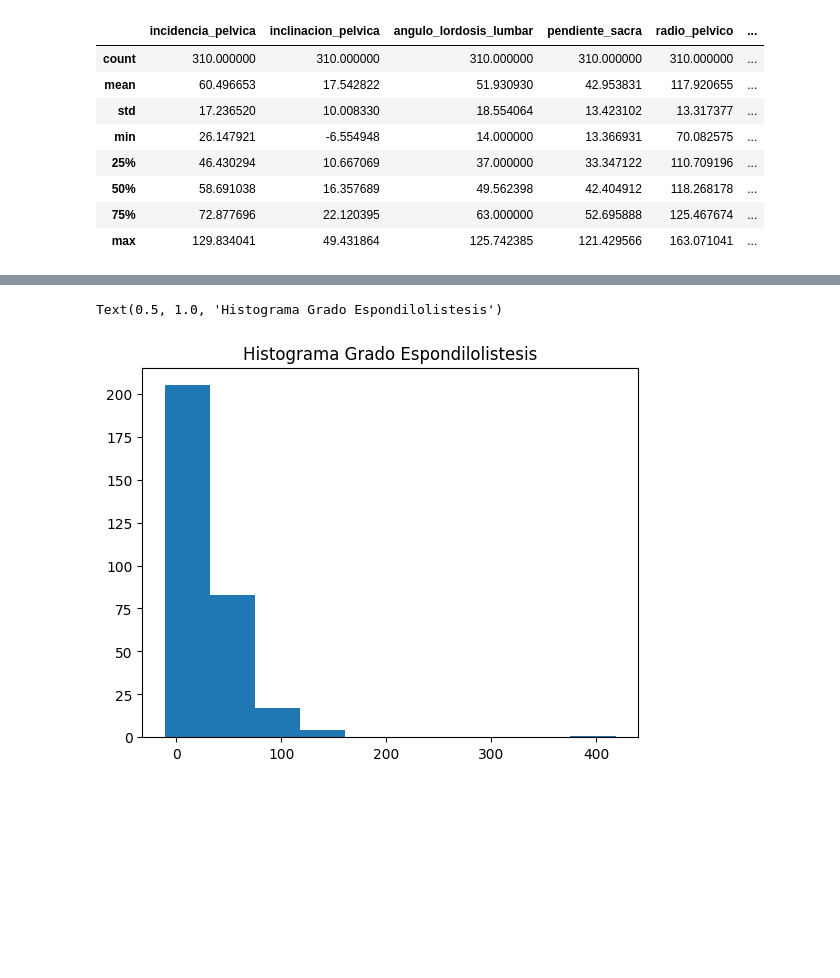
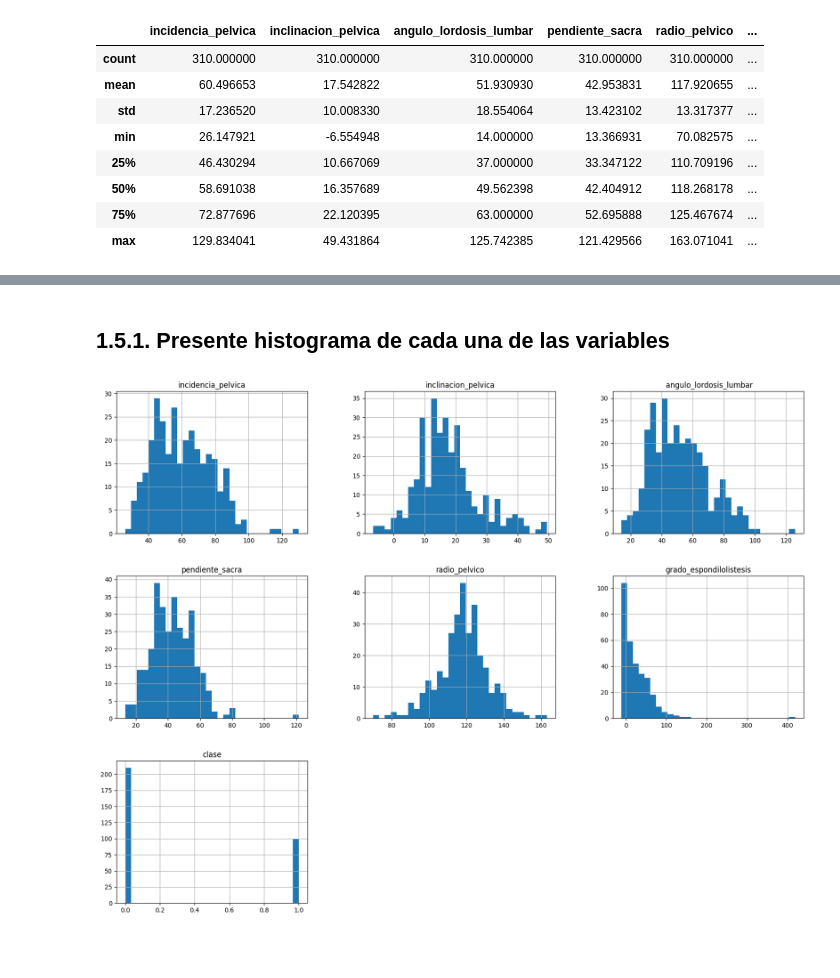
Before and after one commit to notGabo/ET_MachineLearning, a Jupyter notebook: et_ml.ipynb, the cells around one changed output, grey strips where cells are left out. Drawn from its saved outputs; the diff is of its cells as text; code cells hidden in the pictures; blank space fills up the shorter version.

```diff
--- a/et_ml.ipynb
+++ b/et_ml.ipynb
@@ -164,8 +116,15 @@ plt.show()
-# %%
-plt.hist(df['grado_espondilolistesis'])
-plt.title('Histograma Grado Espondilolistesis')
-# %% [output]
-Text(0.5, 1.0, 'Histograma Grado Espondilolistesis')
-[figure, removed]
+# %% [markdown]
+## 1.5.1. Presente histograma de cada una de las variables
+# %%
+from sklearn.preprocessing import LabelEncoder
+
+for columna in df.select_dtypes(include=['object']).columns:
+    le = LabelEncoder()
+    df[columna] = le.fit_transform(df[columna])
+
+df.hist(bins=30, figsize=(20,15))
+plt.show()
+# %% [output]
+[figure, added]
 # %% [markdown]
 #
```
Also changed, not shown: parts of 15 cells of this notebook.
